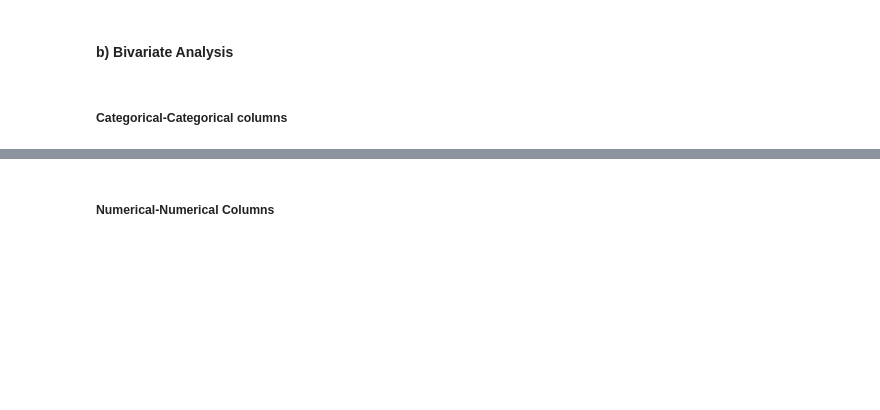
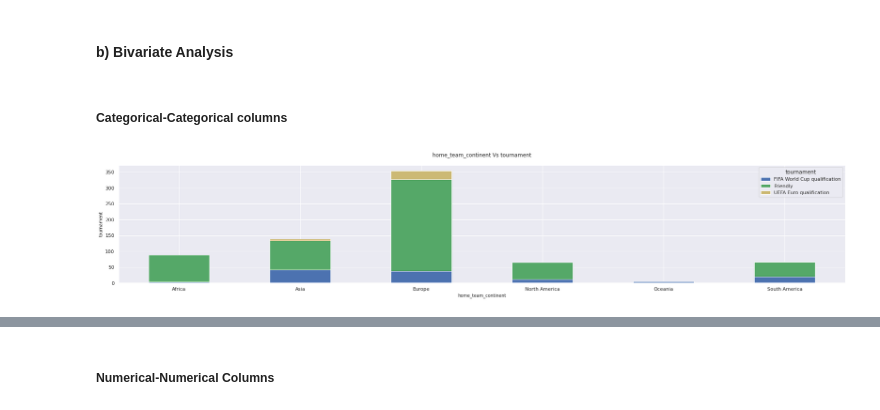
Before and after one commit to deborahmasibo/Moringa-Core-Module-2-Week-1-IP, a Jupyter notebook: Football_Prediction.ipynb, the cells around one changed output, grey strips where cells are left out. Drawn from its saved outputs; the diff is of its cells as text; code cells hidden in the pictures; blank space fills up the shorter version.

```diff
--- a/Football_Prediction.ipynb
+++ b/Football_Prediction.ipynb
@@ -1033,8 +1062,16 @@ The observation made above is applicable for the ranks of away teams.
 # Function used to generate a crosstab before plotting a stacked bar chart.
 def CrosstabPlot(x, y, data):
   table = pd.crosstab(data[x], data[y])
-  table.plot.bar(stacked = True, figsize = (30,5), color = ['g', 'b'])
+  table.plot.bar(stacked = True, figsize = (30,5), color = ['b', 'g', 'y'])
   plt.title(f'{x} Vs {y}', y = 1.05, fontsize = 12)
   plt.xticks(rotation = 0)
   plt.xlabel(x, fontsize = 10)
   plt.ylabel(y, fontsize = 10)
+# %%
+# Friendly, FIFA and UEFA
+CrosstabPlot('home_team_continent', 'tournament',
+             merged[(merged.tournament == 'Friendly')
+             | (merged.tournament == 'FIFA World Cup qualification')
+             | (merged.tournament == 'UEFA Euro qualification')])
+# %% [output]
+[figure, added]
```
Also changed, not shown: parts of 88 cells of this notebook.
